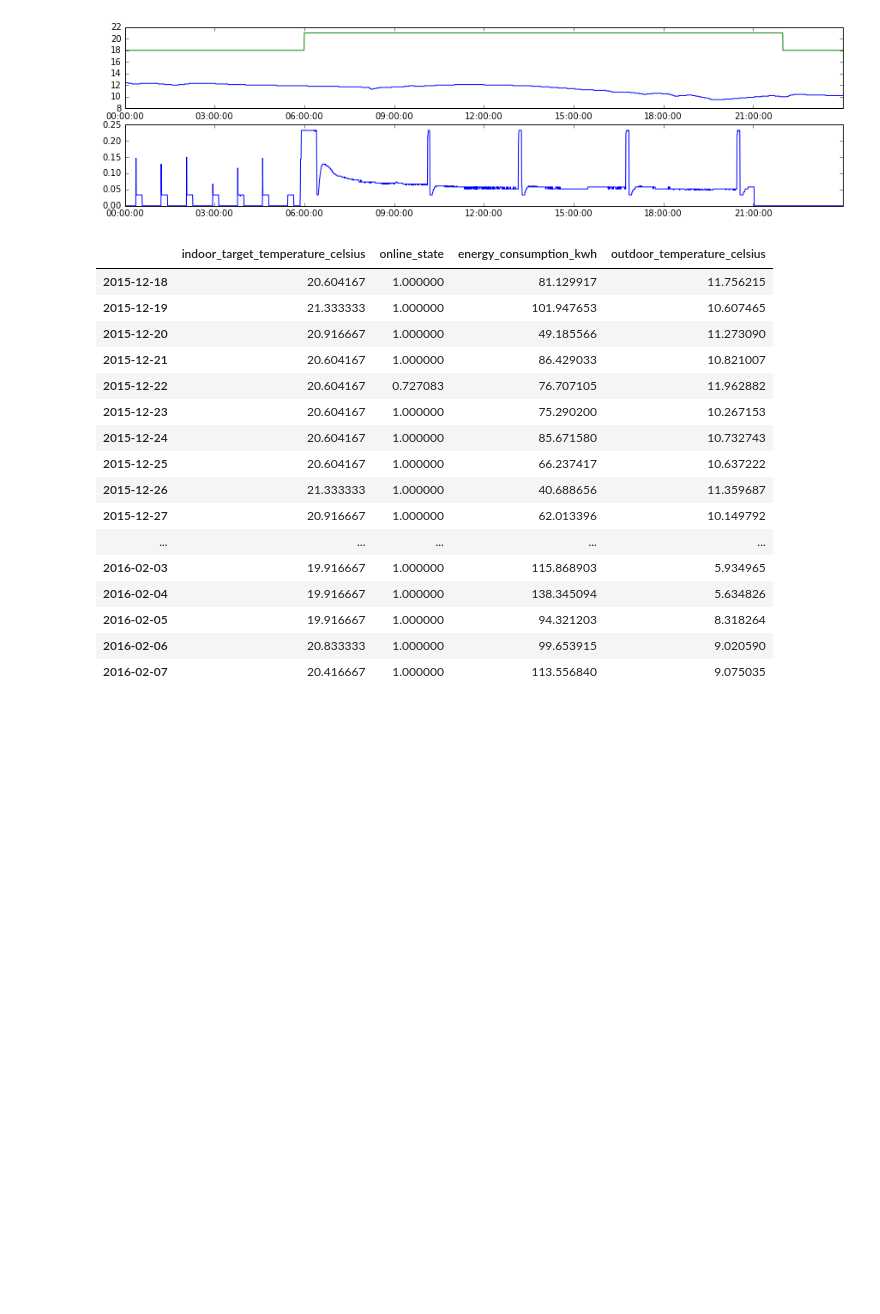
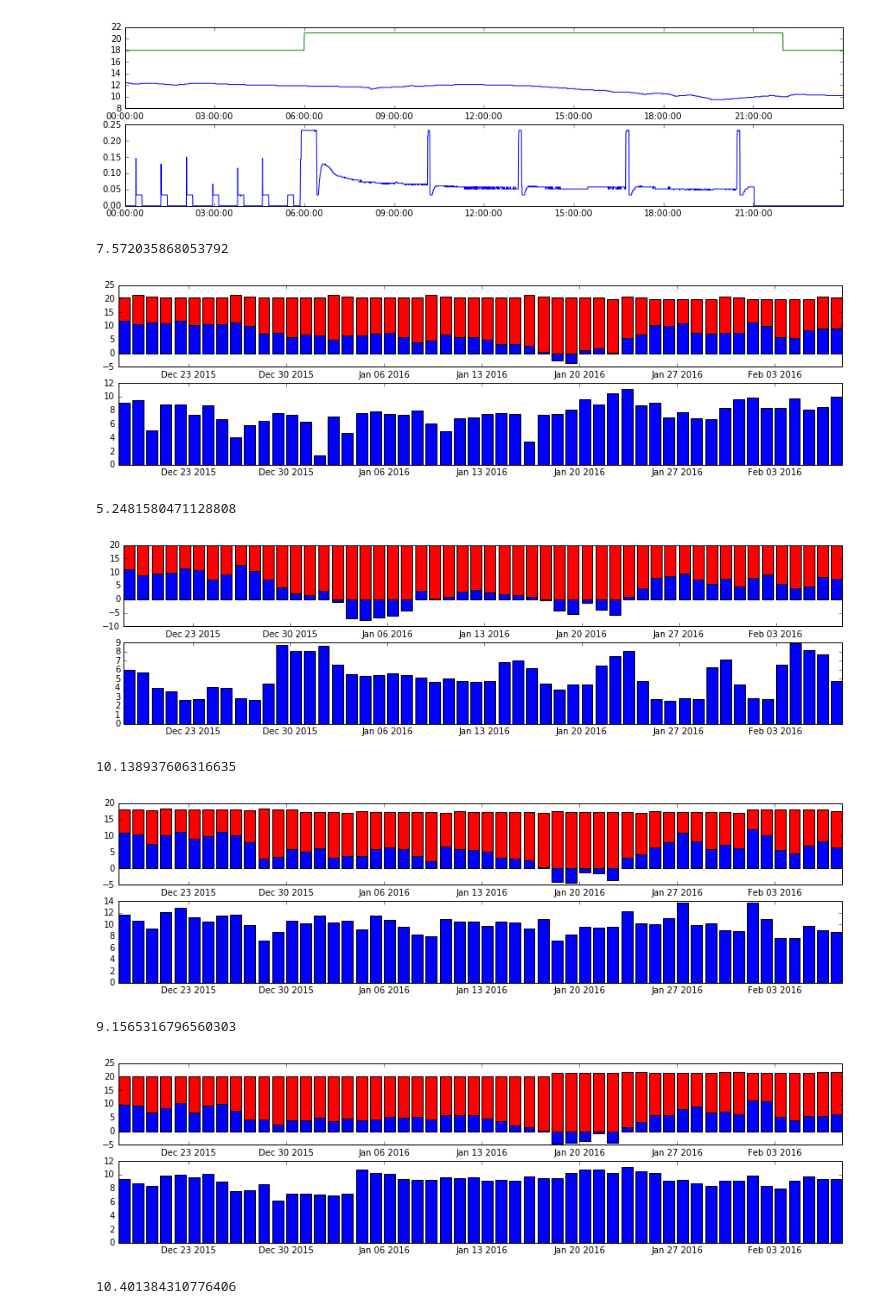
Before and after one commit to michaelbeaumont/hackathonrwth, a Jupyter notebook: DataExploration.ipynb, the cells around one changed output. Drawn from its saved outputs; the diff is of its cells as text; code cells hidden in the pictures; blank space fills up the shorter version.

Commit message:
Time grouped plots

```diff
--- a/DataExploration.ipynb
+++ b/DataExploration.ipynb
@@ -10,7 +10,7 @@ data1 = pd.read_csv("Anlage1.csv", sep=";", parse_dates=['timestamp'], index_col
 
 data = []
 for i in range(5):
-    data.append(pd.read_csv("Anlage"+str(i+1)+".csv", sep=";", parse_dates=['timestamp']))
+    data.append(pd.read_csv("Anlage"+str(i+1)+".csv", sep=";", parse_dates=['timestamp'], index_col=['timestamp']))
 # %%
 for i in range(5):
     mpl.subplot(5,1,i+1)
@@ -33,24 +33,31 @@ for i in range(5):
 [figure]
 [figure]
 [figure]
-# %%
-gb = data1.groupby(data1.index.date)
-df = gb.agg({"outdoor_temperature_celsius": np.mean, "energy_consumption_kwh": np.sum, "indoor_target_temperature_celsius": np.mean, "online_state": np.mean})
-# %% [output]
-|  | indoor_target_temperature_celsius | online_state | energy_consumption_kwh | outdoor_temperature_celsius |
-| 2015-12-18 | 20.604167 | 1.000000 | 81.129917 | 11.756215 |
-| 2015-12-19 | 21.333333 | 1.000000 | 101.947653 | 10.607465 |
-| 2015-12-20 | 20.916667 | 1.000000 | 49.185566 | 11.273090 |
-| 2015-12-21 | 20.604167 | 1.000000 | 86.429033 | 10.821007 |
-| 2015-12-22 | 20.604167 | 0.727083 | 76.707105 | 11.962882 |
-| 2015-12-23 | 20.604167 | 1.000000 | 75.290200 | 10.267153 |
-| 2015-12-24 | 20.604167 | 1.000000 | 85.671580 | 10.732743 |
-| 2015-12-25 | 20.604167 | 1.000000 | 66.237417 | 10.637222 |
-| 2015-12-26 | 21.333333 | 1.000000 | 40.688656 | 11.359687 |
-| 2015-12-27 | 20.916667 | 1.000000 | 62.013396 | 10.149792 |
-| ... | ... | ... | ... | ... |
-| 2016-02-03 | 19.916667 | 1.000000 | 115.868903 | 5.934965 |
-| 2016-02-04 | 19.916667 | 1.000000 | 138.345094 | 5.634826 |
-| 2016-02-05 | 19.916667 | 1.000000 | 94.321203 | 8.318264 |
-| 2016-02-06 | 20.833333 | 1.000000 | 99.653915 | 9.020590 |
-| 2016-02-07 | 20.416667 | 1.000000 | 113.556840 | 9.075035 |
+# %%
+mpl.rcParams['figure.figsize'] = (15, 20)
+for i in range(5):
+    gb = data[i].groupby(data[i].index.date)
+    df = gb.agg({"outdoor_temperature_celsius": np.mean, "energy_consumption_kwh": np.sum, "indoor_target_temperature_celsius": np.mean, "online_state": np.mean})
+    df['avg_diff'] = df['indoor_target_temperature_celsius'] - df['outdoor_temperature_celsius']
+    df['bla'] = df.energy_consumption_kwh / df.avg_diff
+    df[df['online_state'] != 1]
+
+    display(np.mean(df.bla))
+
+    mpl.rcParams['figure.figsize'] = (15, 20)
+    mpl.subplot(10,1,i*2+1)
+    mpl.bar(df.index, df.indoor_target_temperature_celsius, color="red")
+    mpl.bar(df.index, df.outdoor_temperature_celsius, color="blue")
+    mpl.subplot(10,1,i*2+2)
+    mpl.bar(df.index, df.bla, color="blue")
+    mpl.show()
+# %% [output]
+7.572035868053792
+[figure, added]
+5.2481580471128808
+[figure, added]
+10.138937606316635
+[figure, added]
+9.1565316796560303
+[figure, added]
+10.401384310776406
```
Also changed, not shown: parts of 2 cells of this notebook.
